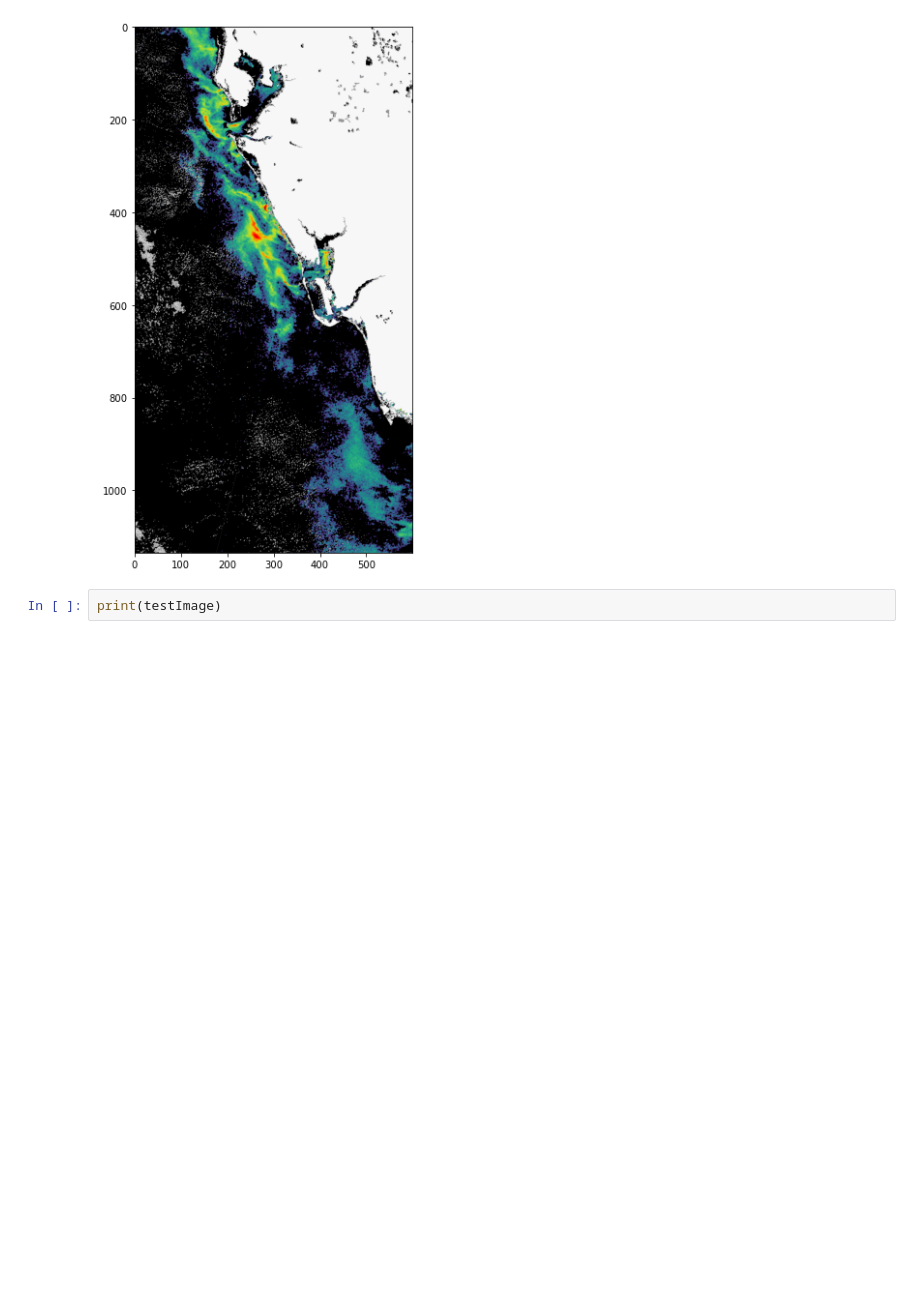
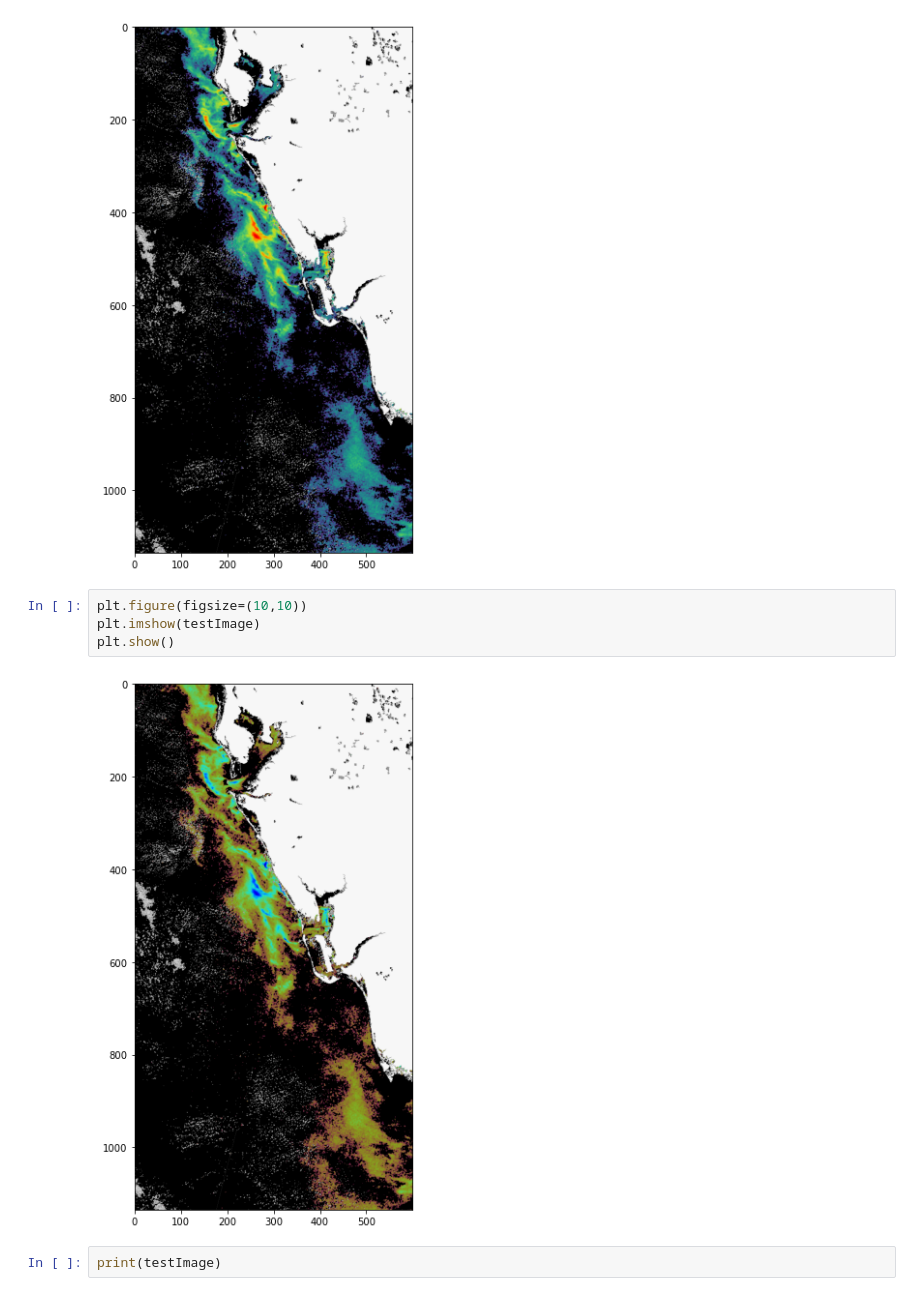
Before and after one commit to cvaisnor/OpenCV, a Jupyter notebook: OpenCVtesting.ipynb, the cells around one changed output. Saved outputs shown, nothing was run; the diff lists cells and outputs as text; blank space fills up the shorter version.

```diff
--- a/OpenCVtesting.ipynb
+++ b/OpenCVtesting.ipynb
@@ -12,6 +12,12 @@ plt.imshow(cv2.cvtColor(testImage, cv2.COLOR_BGR2RGB))
 plt.show()
 # %% [output]
 [figure]
+# %%
+plt.figure(figsize=(10,10))
+plt.imshow(testImage)
+plt.show()
+# %% [output]
+[figure, added]
 # %%
 print(testImage)
 # %% [output]
```
Also changed, not shown: parts of 11 cells of this notebook.
